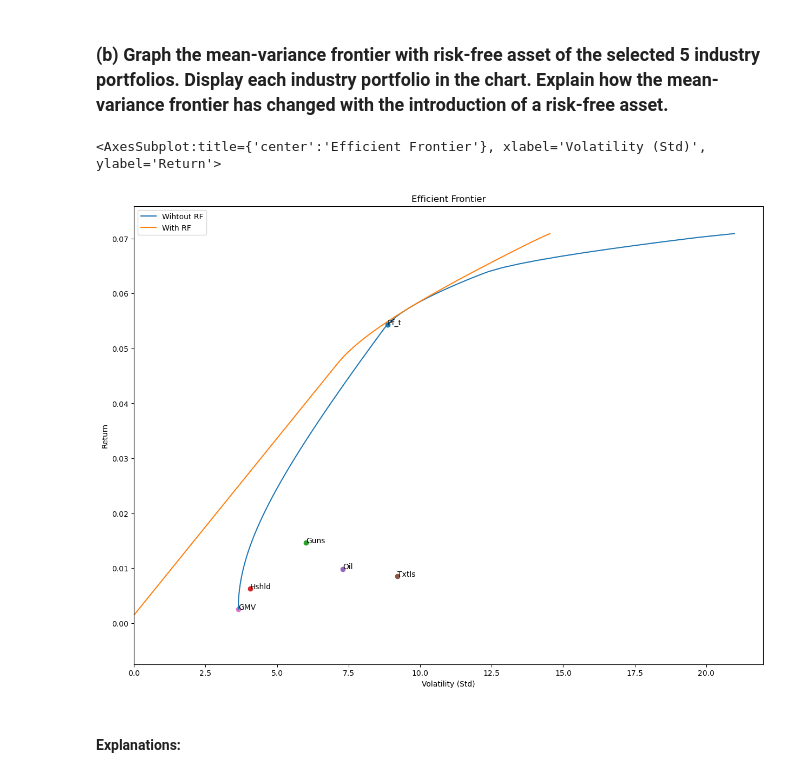
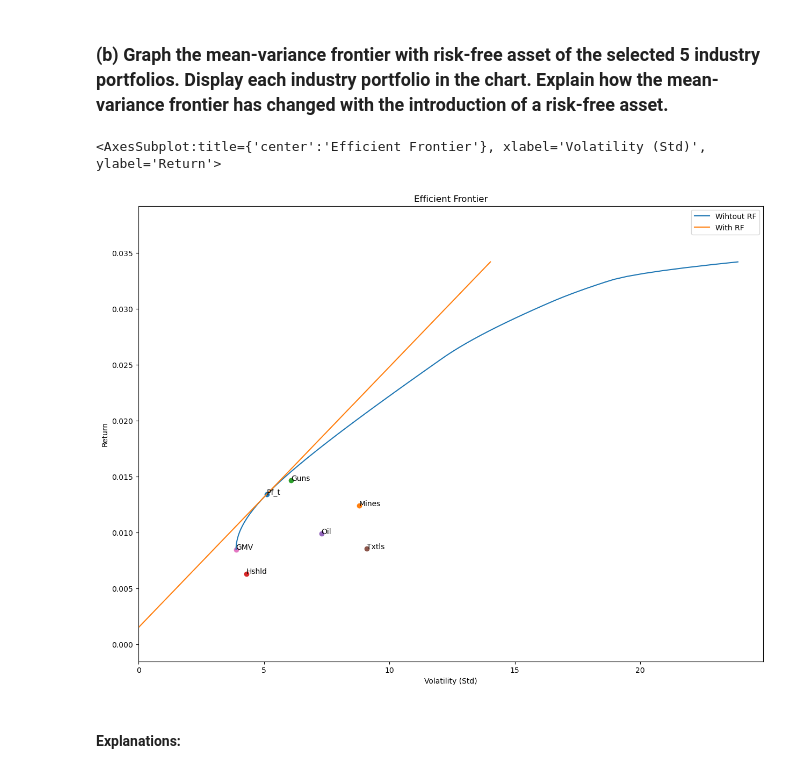
Before and after one commit to Damnsky100/Portfolio, a Jupyter notebook: Assignment_TP1.ipynb, the cells around one changed output. Saved outputs shown, nothing was run; the diff lists cells and outputs as text; code cells hidden in the pictures.

```diff
--- a/Assignment_TP1.ipynb
+++ b/Assignment_TP1.ipynb
@@ -32,6 +32,12 @@ import scipy.optimize as sco
 path_data = r"C:\Users\admin\Desktop\Gestion ptf (cours)\TP1_part1\seb_version\48_Industry_Portfolios.csv"
 path_rf = r"C:\Users\admin\Desktop\Gestion ptf (cours)\TP1_part1\seb_version\SOFR30DAYAVG.xls"
 path_regression = r"C:\Users\admin\Desktop\Gestion ptf (cours)\TP1_part1\iShares MSCI USA Factor ETF bis1.xlsx"
+# %%
+### Industries selected :
+
+Data_select1_names = ['Mines','Guns','Hshld','Oil','Txtls']
+
+Data_select2_names = ['Mines','Guns','Hshld','Oil','Txtls','Agric', 'Util', 'Chems', 'Drugs', 'Telcm']
 # %%
 ### Monthly data on 48 Industry Portfolios from Ken French’s website
 
@@ -96,0 +101,2 @@ E_return = E_return_select[['Meals','Guns','Hshld','Oil','Txtls']]
+# %%
+E_return = E_return_select[Data_select1_names]
@@ -97,3 +105,9 @@ E_return = E_return_select[['Meals','Guns','Hshld','Oil','Txtls']]
+# %%
+## Covariance matrix for selection 1 of industries :
+
+E_cov_1 = f.Ledoit_wolf(Data[Data_select1_names])
+
+E_cov_2 = f.Ledoit_wolf(Data[Data_select2_names])
 # %% [markdown]
 ## Question 1
 ### (a) Graph the mean-variance frontier without risk-free asset of the selected 5 industry portfolios.
@@ -117,10 +130,10 @@ Restricted license - for non-production use only - expires 2024-10-28
 # %% [markdown]
 ### (b) Graph the mean-variance frontier with risk-free asset of the selected 5 industry portfolios. Display each industry portfolio in the chart. Explain how the mean-variance frontier has changed with the introduction of a risk-free asset.
 # %%
-g.plot_ef_Gurobi(E_return, E_cov, Expected_Risk_free, K , Nbr_PTF, bounds = (-2,2), show_cml=True, show_gmv=True)
+g.plot_ef_Gurobi(E_return, E_cov_1, Expected_Risk_free, K , Nbr_PTF, bounds = (-2,2), show_cml=True, show_gmv=True)
 # %% [output]
 <AxesSubplot:title={'center':'Efficient Frontier'}, xlabel='Volatility (Std)', ylabel='Return'>
-[figure, old version]
+[figure, new version]
 # %% [markdown]
 #### Explanations:
 # %% [markdown]
```
Also changed, not shown: parts of 23 cells of this notebook.
